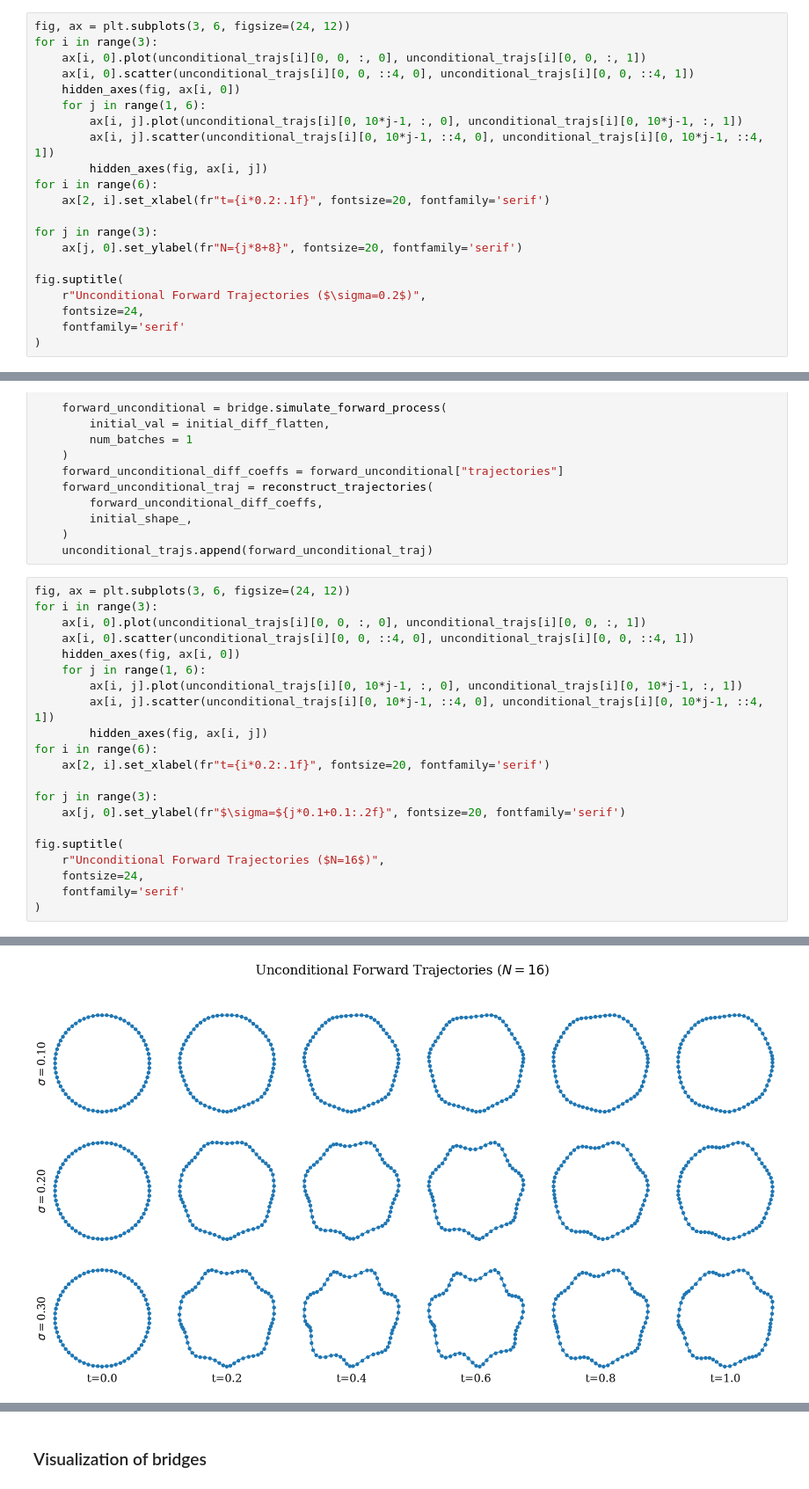
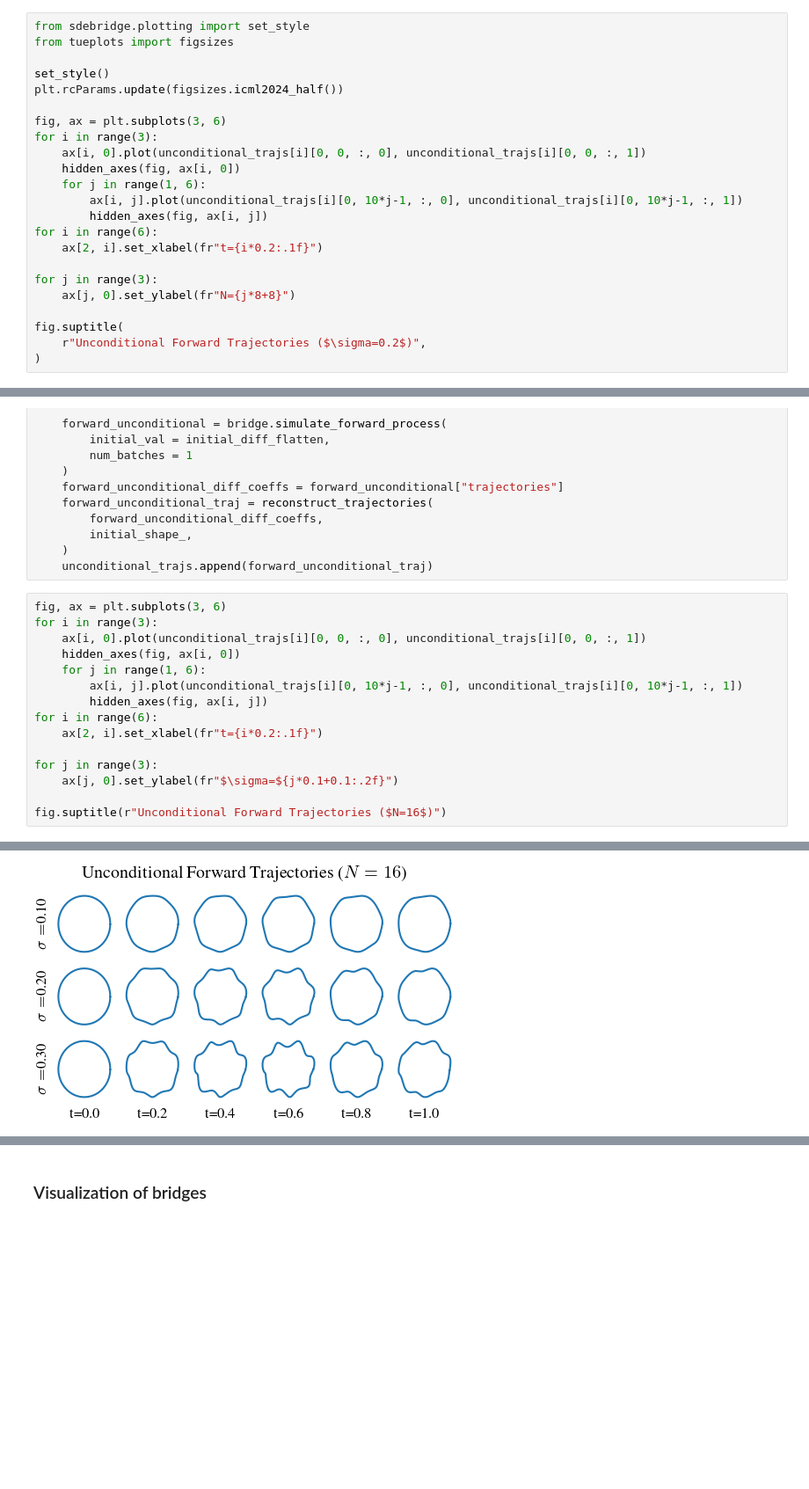
Before and after one commit to libbylbaker/infsdebridge, a Jupyter notebook: sdebridge/notebooks/plot_figures.ipynb, the cells around one changed output, grey strips where cells are left out. Shown at 88% size. Saved outputs shown, nothing was run; the diff lists cells and outputs as text; blank space fills up the shorter version.

```diff
--- a/sdebridge/notebooks/plot_figures.ipynb
+++ b/sdebridge/notebooks/plot_figures.ipynb
@@ -106,25 +101,27 @@ for n_bases in [8, 16, 24]:
 # %% [output]
 (128, 2)
 # %%
-fig, ax = plt.subplots(3, 6, figsize=(24, 12))
+from sdebridge.plotting import set_style
+from tueplots import figsizes
+
+set_style()
+plt.rcParams.update(figsizes.icml2024_half())
+
+fig, ax = plt.subplots(3, 6)
 for i in range(3):
     ax[i, 0].plot(unconditional_trajs[i][0, 0, :, 0], unconditional_trajs[i][0, 0, :, 1])
-    ax[i, 0].scatter(unconditional_trajs[i][0, 0, ::4, 0], unconditional_trajs[i][0, 0, ::4, 1])
     hidden_axes(fig, ax[i, 0])
     for j in range(1, 6):
         ax[i, j].plot(unconditional_trajs[i][0, 10*j-1, :, 0], unconditional_trajs[i][0, 10*j-1, :, 1])
-        ax[i, j].scatter(unconditional_trajs[i][0, 10*j-1, ::4, 0], unconditional_trajs[i][0, 10*j-1, ::4, 1])
         hidden_axes(fig, ax[i, j])
 for i in range(6):
-    ax[2, i].set_xlabel(fr"t={i*0.2:.1f}", fontsize=20, fontfamily='serif')
+    ax[2, i].set_xlabel(fr"t={i*0.2:.1f}")
 
 for j in range(3):
-    ax[j, 0].set_ylabel(fr"N={j*8+8}", fontsize=20, fontfamily='serif')
+    ax[j, 0].set_ylabel(fr"N={j*8+8}")
 
 fig.suptitle(
     r"Unconditional Forward Trajectories ($\sigma=0.2$)",
-    fontsize=24,
-    fontfamily='serif'
 )
 # %% [output]
 Text(0.5, 0.98, 'Unconditional Forward Trajectories ($\\sigma=0.2$)')
@@ -156,27 +153,21 @@ for sigma in [0.1, 0.2, 0.3]:
     )
     unconditional_trajs.append(forward_unconditional_traj)
 # %%
-fig, ax = plt.subplots(3, 6, figsize=(24, 12))
+fig, ax = plt.subplots(3, 6)
 for i in range(3):
     ax[i, 0].plot(unconditional_trajs[i][0, 0, :, 0], unconditional_trajs[i][0, 0, :, 1])
-    ax[i, 0].scatter(unconditional_trajs[i][0, 0, ::4, 0], unconditional_trajs[i][0, 0, ::4, 1])
     hidden_axes(fig, ax[i, 0])
     for j in range(1, 6):
         ax[i, j].plot(unconditional_trajs[i][0, 10*j-1, :, 0], unconditional_trajs[i][0, 10*j-1, :, 1])
-        ax[i, j].scatter(unconditional_trajs[i][0, 10*j-1, ::4, 0], unconditional_trajs[i][0, 10*j-1, ::4, 1])
         hidden_axes(fig, ax[i, j])
 for i in range(6):
-    ax[2, i].set_xlabel(fr"t={i*0.2:.1f}", fontsize=20, fontfamily='serif')
+    ax[2, i].set_xlabel(fr"t={i*0.2:.1f}")
 
 for j in range(3):
-    ax[j, 0].set_ylabel(fr"$\sigma=${j*0.1+0.1:.2f}", fontsize=20, fontfamily='serif')
+    ax[j, 0].set_ylabel(fr"$\sigma=${j*0.1+0.1:.2f}")
 
-fig.suptitle(
-    r"Unconditional Forward Trajectories ($N=16$)",
-    fontsize=24,
-    fontfamily='serif'
-)
+fig.suptitle(r"Unconditional Forward Trajectories ($N=16$)")
 # %% [output]
 Text(0.5, 0.98, 'Unconditional Forward Trajectories ($N=16$)')
-[figure, old version]
+[figure, new version]
 # %%
```
Also changed, not shown: parts of 10 cells of this notebook, 1 other file.
